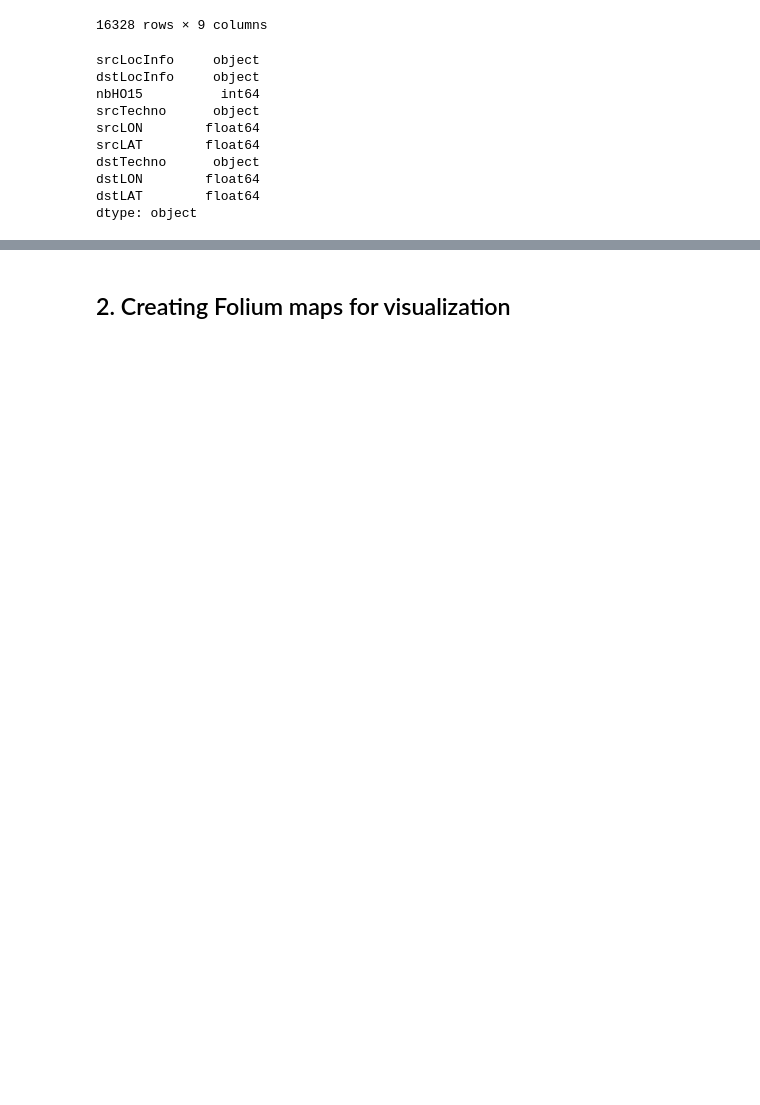
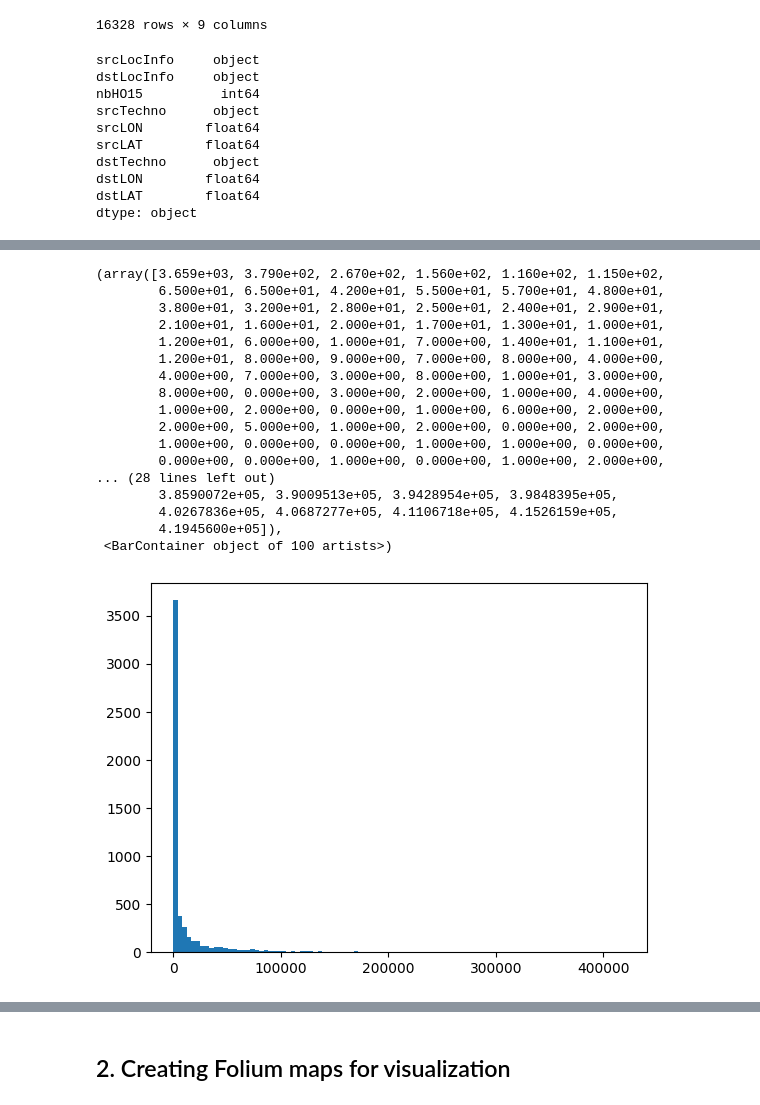
Before and after one commit to eakopyan/Popular-paths, a Jupyter notebook: HOProcess_v2/parquet_parser.ipynb, the cells around one changed output, grey strips where cells are left out. Saved outputs shown, nothing was run; the diff lists cells and outputs as text; code cells hidden in the pictures; blank space fills up the shorter version.

```diff
--- a/HOProcess_v2/parquet_parser.ipynb
+++ b/HOProcess_v2/parquet_parser.ipynb
@@ -179,0 +224,5 @@ dtype: object
+# %%
+agg_df_reduced.to_parquet(path='..\\Processed_data\\HO_AGG_16-22_4G_coords_reduced.snappy.parquet', engine='fastparquet', compression='snappy')
+
+agg_df_reduced = pd.read_parquet(path='..\\Processed_data\\HO_AGG_16-22_4G_coords_reduced.snappy.parquet', engine='fastparquet')
+agg_df_reduced
@@ -179,0 +261,21 @@ dtype: object
+# %%
+plt.hist(agg_df_reduced['nbHO15'], bins=100)
+# %% [output]
+(array([3.659e+03, 3.790e+02, 2.670e+02, 1.560e+02, 1.160e+02, 1.150e+02,
+        6.500e+01, 6.500e+01, 4.200e+01, 5.500e+01, 5.700e+01, 4.800e+01,
+        3.800e+01, 3.200e+01, 2.800e+01, 2.500e+01, 2.400e+01, 2.900e+01,
+        2.100e+01, 1.600e+01, 2.000e+01, 1.700e+01, 1.300e+01, 1.000e+01,
+        1.200e+01, 6.000e+00, 1.000e+01, 7.000e+00, 1.400e+01, 1.100e+01,
+        1.200e+01, 8.000e+00, 9.000e+00, 7.000e+00, 8.000e+00, 4.000e+00,
+        4.000e+00, 7.000e+00, 3.000e+00, 8.000e+00, 1.000e+01, 3.000e+00,
+        8.000e+00, 0.000e+00, 3.000e+00, 2.000e+00, 1.000e+00, 4.000e+00,
+        1.000e+00, 2.000e+00, 0.000e+00, 1.000e+00, 6.000e+00, 2.000e+00,
+        2.000e+00, 5.000e+00, 1.000e+00, 2.000e+00, 0.000e+00, 2.000e+00,
+        1.000e+00, 0.000e+00, 0.000e+00, 1.000e+00, 1.000e+00, 0.000e+00,
+        0.000e+00, 0.000e+00, 1.000e+00, 0.000e+00, 1.000e+00, 2.000e+00,
+... (28 lines left out)
+        3.8590072e+05, 3.9009513e+05, 3.9428954e+05, 3.9848395e+05,
+        4.0267836e+05, 4.0687277e+05, 4.1106718e+05, 4.1526159e+05,
+        4.1945600e+05]),
+ <BarContainer object of 100 artists>)
+[figure, added]
```
Also changed, not shown: parts of 16 cells of this notebook, 2 other files.
